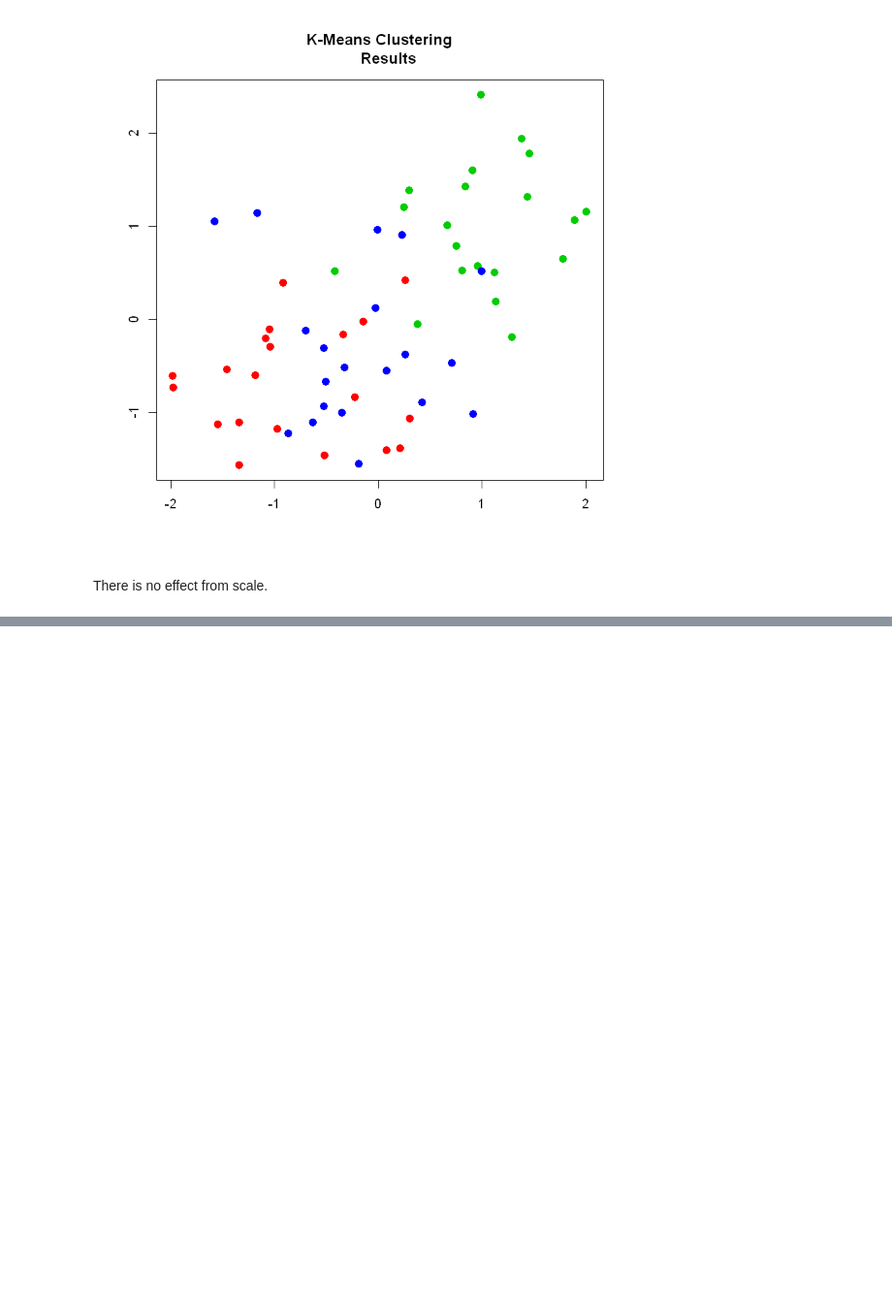
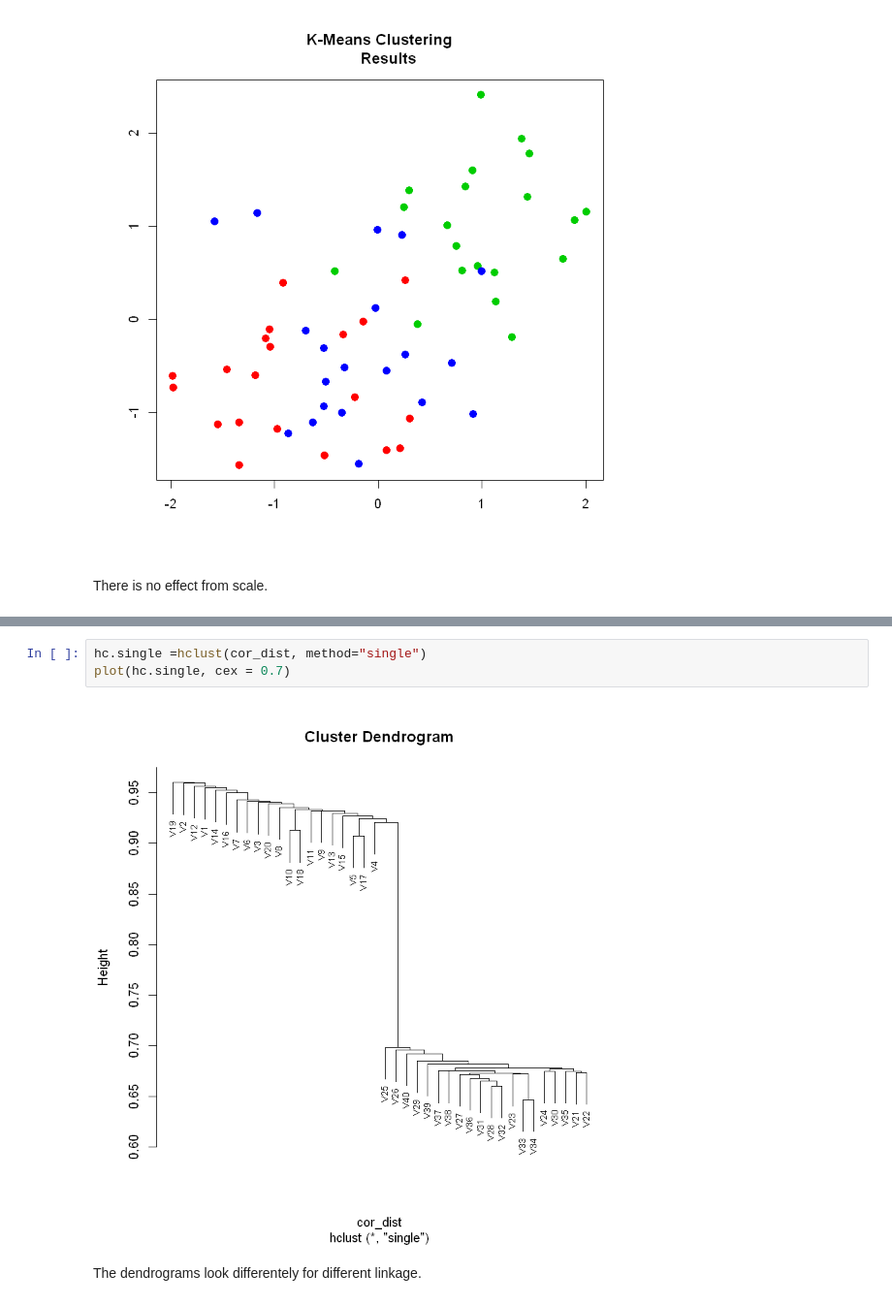
Before and after one commit to kuzn137/Statistical_problems, a Jupyter notebook: Ch10R.ipynb, the cells around one changed output, grey strips where cells are left out. Shown at 97% size. Drawn from its saved outputs; the diff is of its cells as text; blank space fills up the shorter version.

```diff
--- a/Ch10R.ipynb
+++ b/Ch10R.ipynb
@@ -418,0 +452,7 @@ There is no effect from scale.
+# %%
+hc.single =hclust(cor_dist, method="single")
+plot(hc.single, cex = 0.7)
+# %% [output]
+[figure, added]
+# %% [markdown]
+The dendrograms look differentely for different linkage.
```
Also changed, not shown: parts of 8 cells of this notebook.
